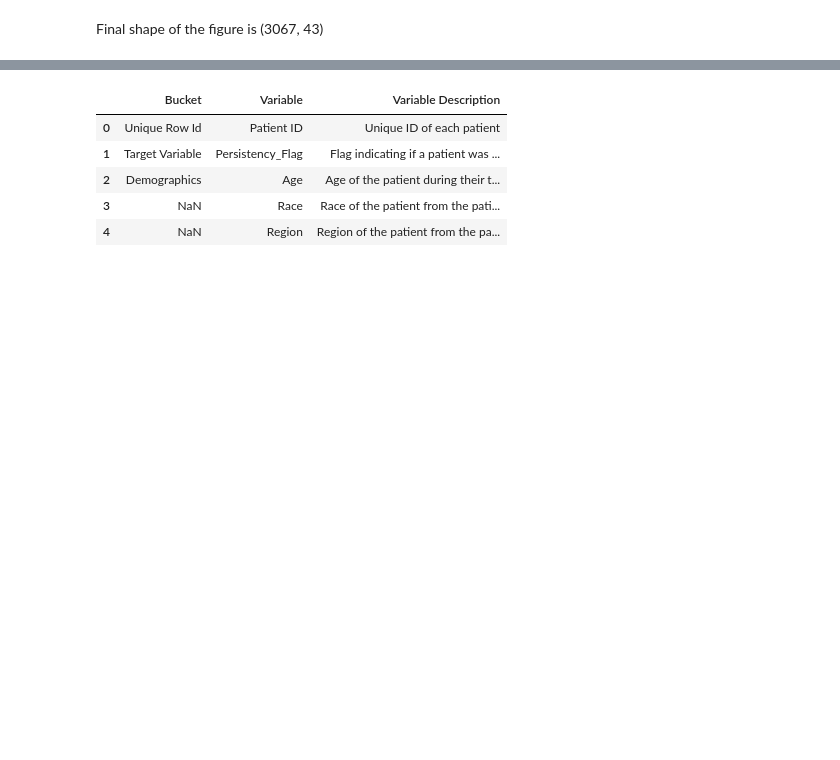
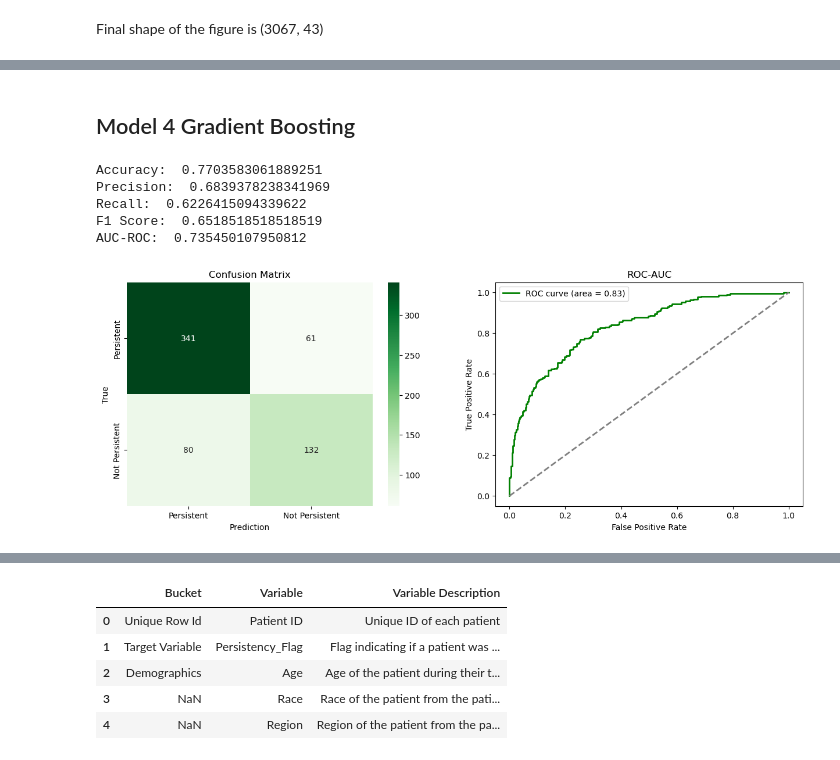
Before and after one commit to demirayberk/Data-Science-HealthCare, a Jupyter notebook: healthcare_datascience.ipynb, the cells around one changed output, grey strips where cells are left out. Saved outputs shown, nothing was run; the diff lists cells and outputs as text; code cells hidden in the pictures; blank space fills up the shorter version.

```diff
--- a/healthcare_datascience.ipynb
+++ b/healthcare_datascience.ipynb
@@ -536,0 +721,16 @@ Final shape of the figure is (3067, 43)
+# %% [markdown]
+## Model 4 Gradient Boosting
+# %%
+xgb = XGBClassifier()
+xgb.fit(X_train, y_train)
+y_pred_xgb = xgb.predict(X_test)
+y_score_xgb = xgb.predict_proba(X_test)[:, 1]
+xgb_metrics = Metrics(y_test, y_pred_xgb, y_score_xgb)
+results(xgb_metrics)
+# %% [output]
+Accuracy:  0.7703583061889251
+Precision:  0.6839378238341969
+Recall:  0.6226415094339622
+F1 Score:  0.6518518518518519
+AUC-ROC:  0.735450107950812
+[figure, added]
```
Also changed, not shown: parts of 36 cells of this notebook, 1 other file.
